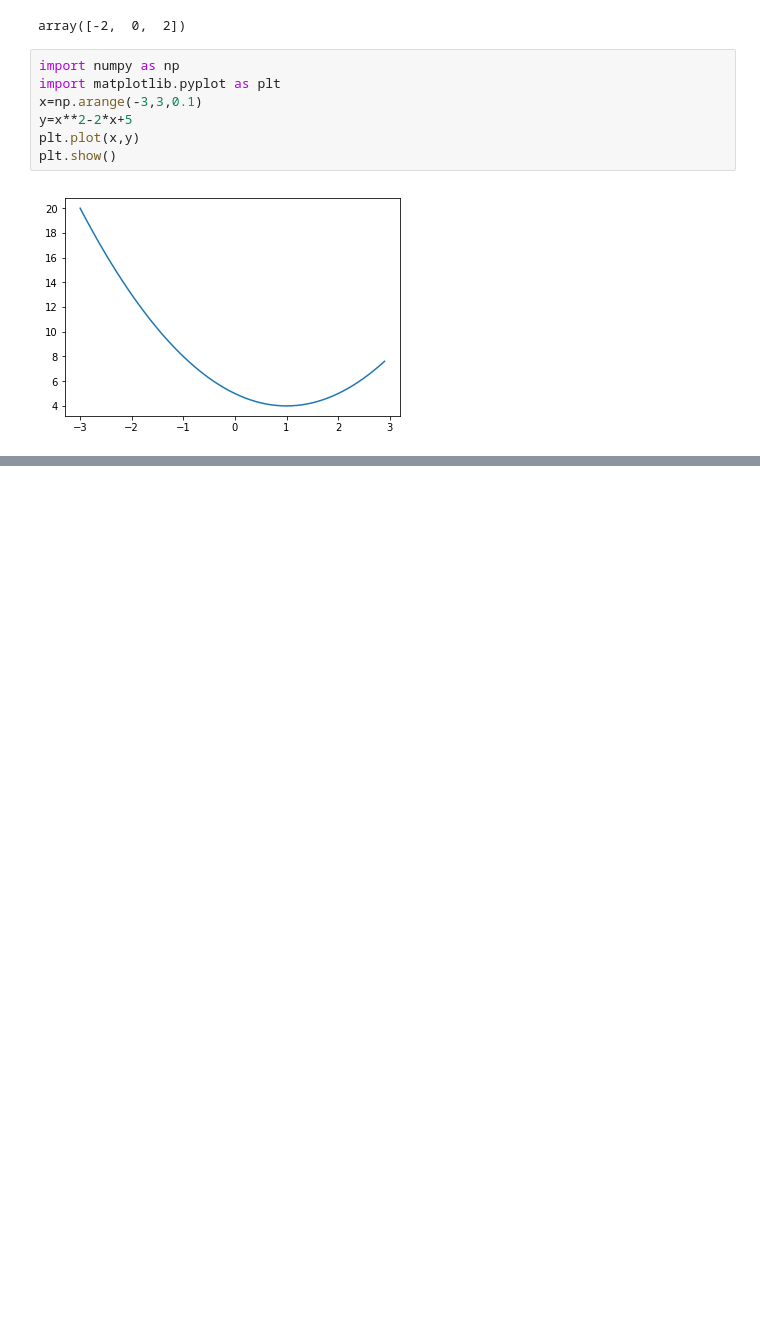
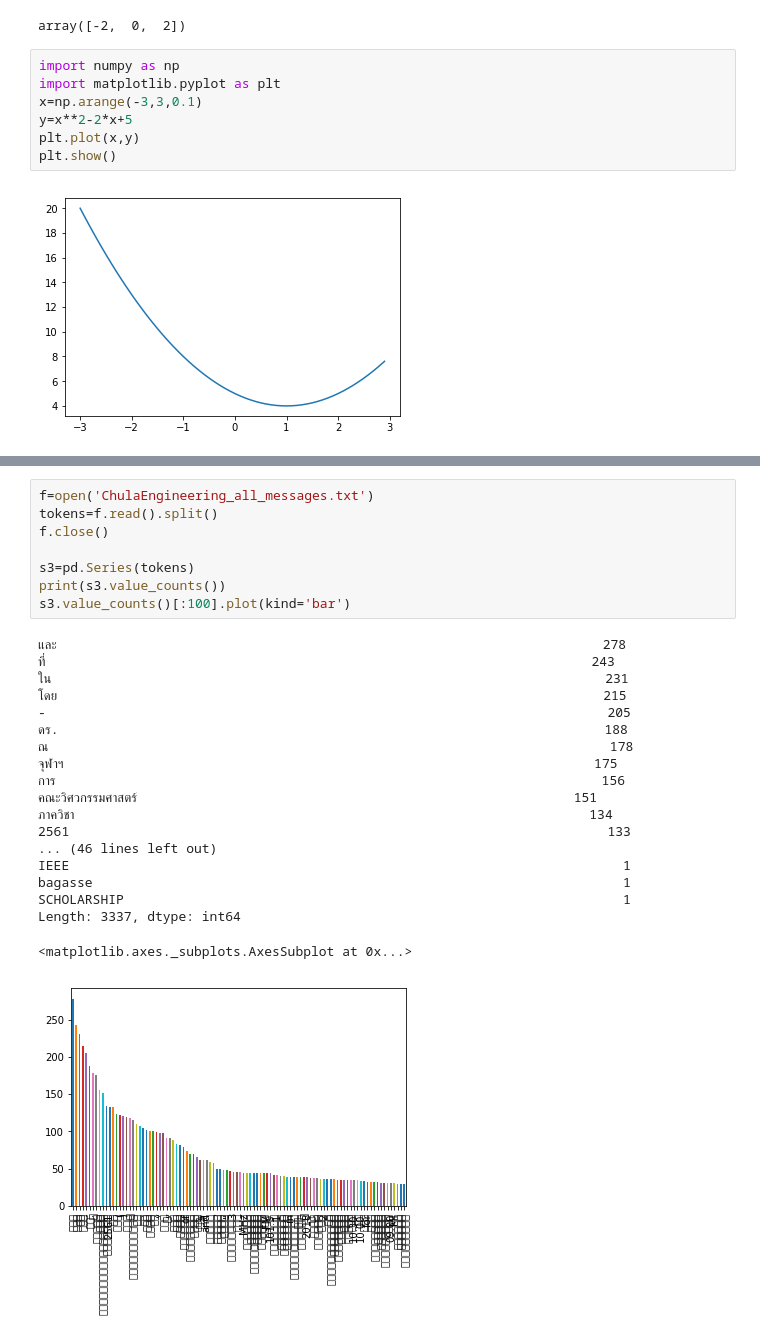
Before and after one commit to rkrissada/socialAnalysis, a Jupyter notebook: numpy.ipynb, the cells around one changed output, grey strips where cells are left out. Cells and saved outputs as stored; diff of their text form; blank space fills up the shorter version.

```diff
--- a/numpy.ipynb
+++ b/numpy.ipynb
@@ -145,0 +167,28 @@ plt.show()
+# %%
+f=open('ChulaEngineering_all_messages.txt')
+tokens=f.read().split()
+f.close()
+
+s3=pd.Series(tokens)
+print(s3.value_counts())
+s3.value_counts()[:100].plot(kind='bar')
+# %% [output]
+และ                                                                      278
+ที่                                                                      243
+ใน                                                                       231
+โดย                                                                      215
+-                                                                        205
+ดร.                                                                      188
+ณ                                                                        178
+จุฬาฯ                                                                    175
+การ                                                                      156
+คณะวิศวกรรมศาสตร์                                                        151
+ภาควิชา                                                                  134
+2561                                                                     133
+... (46 lines left out)
+IEEE                                                                       1
+bagasse                                                                    1
+SCHOLARSHIP                                                                1
+Length: 3337, dtype: int64
+<matplotlib.axes._subplots.AxesSubplot at 0x...>
+[figure, added]
```
Also changed, not shown: parts of 17 cells of this notebook, 1 other file.
